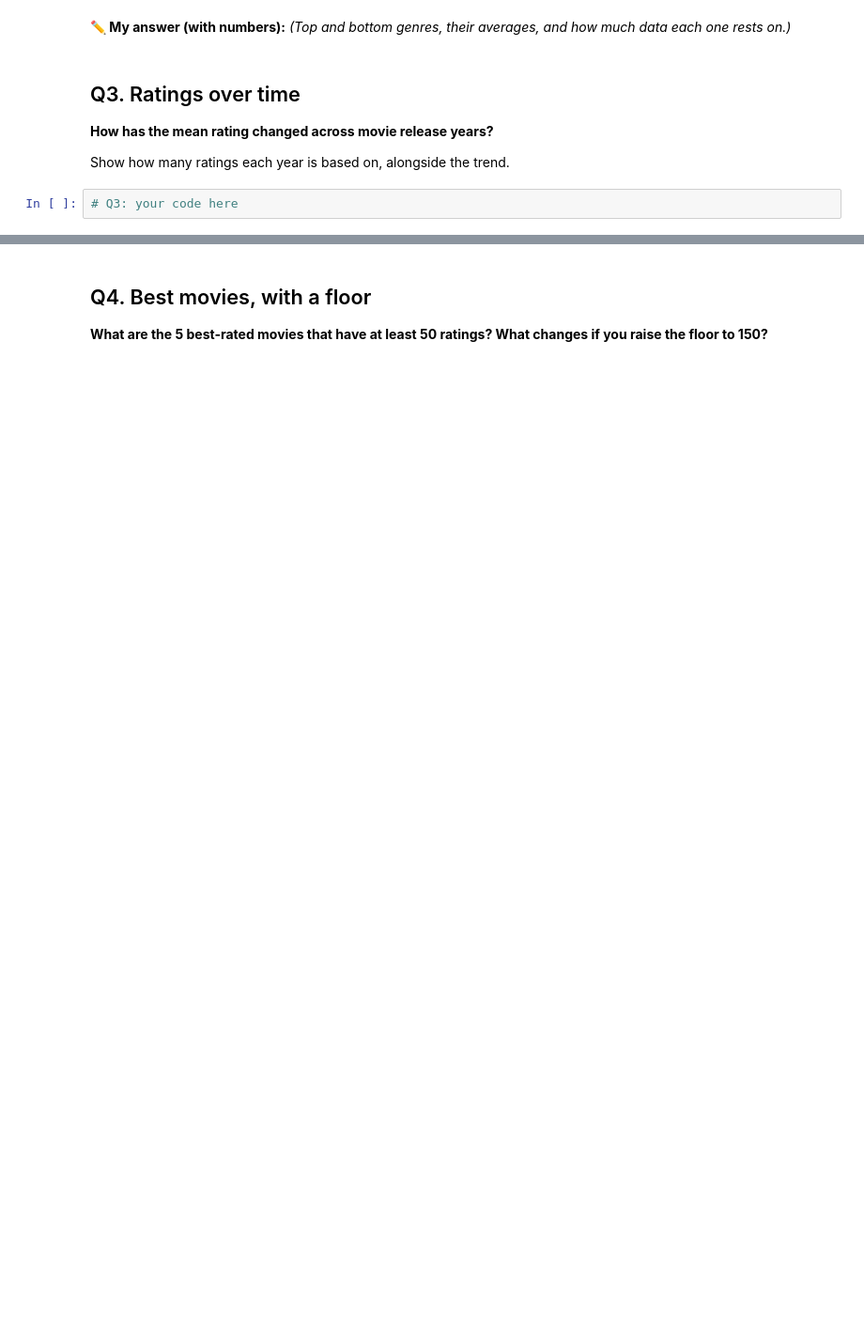
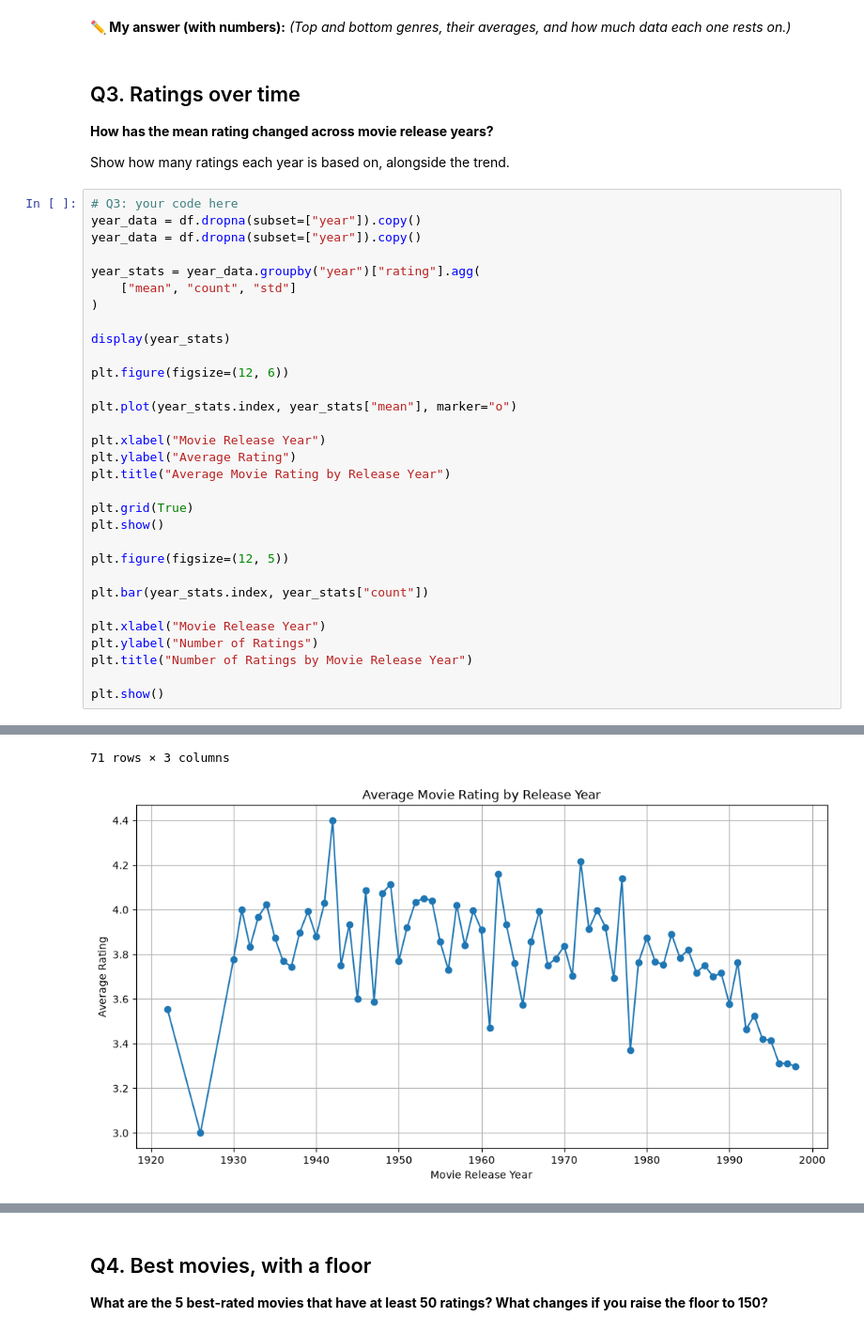
Before and after one commit to CUNYTechPrep/ds-fall-2026, a Jupyter notebook: Week-06-EDA-and-Dashboards/exercise/Abel_Tapia_Week_06_excercise.ipynb, the cells around one changed output, grey strips where cells are left out. Shown at 94% size. Cells and saved outputs as stored; diff of their text form; blank space fills up the shorter version.

```diff
--- a/Week-06-EDA-and-Dashboards/exercise/Abel_Tapia_Week_06_excercise.ipynb
+++ b/Week-06-EDA-and-Dashboards/exercise/Abel_Tapia_Week_06_excercise.ipynb
@@ -145,3 +221,33 @@ Show how much data is behind each average (for example, the count next to it). A
 Show how many ratings each year is based on, alongside the trend.
 # %%
 # Q3: your code here
+year_data = df.dropna(subset=["year"]).copy()
+year_data = df.dropna(subset=["year"]).copy()
+
+year_stats = year_data.groupby("year")["rating"].agg(
+    ["mean", "count", "std"]
+)
+
+display(year_stats)
+
+plt.figure(figsize=(12, 6))
+
+plt.plot(year_stats.index, year_stats["mean"], marker="o")
+
+plt.xlabel("Movie Release Year")
+plt.ylabel("Average Rating")
+plt.title("Average Movie Rating by Release Year")
+
+plt.grid(True)
+plt.show()
+
+plt.figure(figsize=(12, 5))
+
+plt.bar(year_stats.index, year_stats["count"])
+
+plt.xlabel("Movie Release Year")
+plt.ylabel("Number of Ratings")
+plt.title("Number of Ratings by Movie Release Year")
+
+plt.show()
+# %% [output]
@@ -147,0 +267,2 @@ Show how many ratings each year is based on, alongside the trend.
+71 rows × 3 columns
+[figure, added]
```
Also changed, not shown: parts of 13 cells of this notebook.
